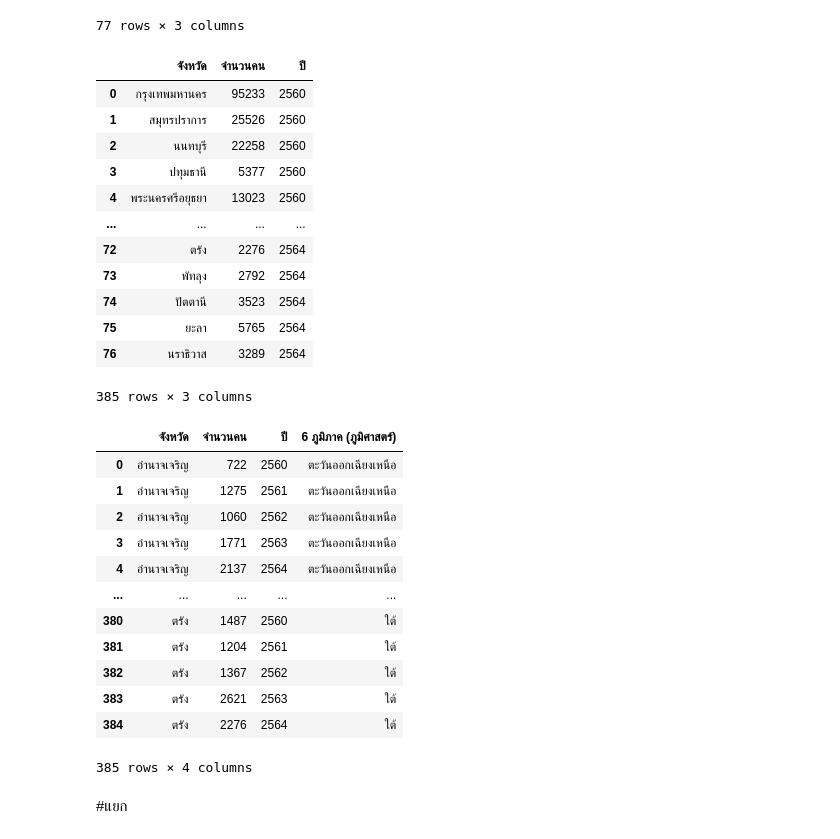
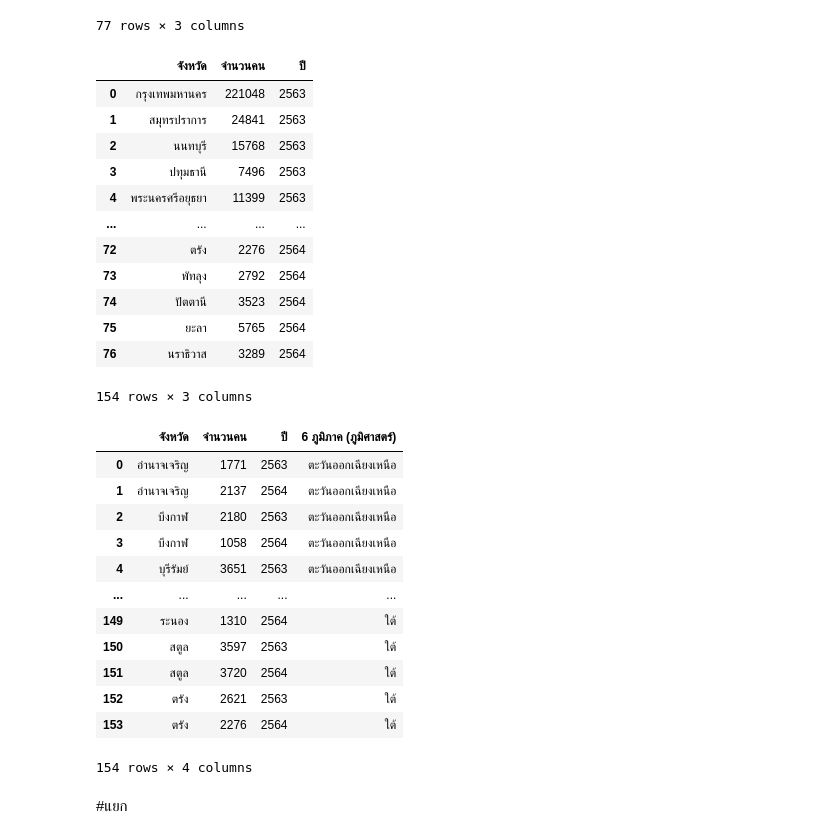
Before and after one commit to BooEiEi/data_viz_2022, a Jupyter notebook: Final_Project.ipynb, the cells around one changed output. Cells and saved outputs as stored; diff of their text form; code cells hidden in the pictures.

```diff
--- a/Final_Project.ipynb
+++ b/Final_Project.ipynb
@@ -881,39 +881,39 @@ See the caveats in the documentation: https://pandas.pydata.org/pandas-docs/stab
 | 76 | นราธิวาส | 3289 | 2564 |
 77 rows × 3 columns
 # %%
-labour_1 = pd.concat([eieiei1,eieiei2,eieiei3,eieiei4,eieiei5])  #รวมตาราง
+labour_1 = pd.concat([eieiei4,eieiei5])  #รวมตาราง
 labour_1
 # %% [output]
 |  | จังหวัด | จำนวนคน | ปี |
-| 0 | กรุงเทพมหานคร | 95233 | 2560 |
-| 1 | สมุทรปราการ | 25526 | 2560 |
-| 2 | นนทบุรี | 22258 | 2560 |
-| 3 | ปทุมธานี | 5377 | 2560 |
-| 4 | พระนครศรีอยุธยา | 13023 | 2560 |
+| 0 | กรุงเทพมหานคร | 221048 | 2563 |
+| 1 | สมุทรปราการ | 24841 | 2563 |
+| 2 | นนทบุรี | 15768 | 2563 |
+| 3 | ปทุมธานี | 7496 | 2563 |
+| 4 | พระนครศรีอยุธยา | 11399 | 2563 |
 | ... | ... | ... | ... |
 | 72 | ตรัง | 2276 | 2564 |
 | 73 | พัทลุง | 2792 | 2564 |
 | 74 | ปัตตานี | 3523 | 2564 |
 | 75 | ยะลา | 5765 | 2564 |
 | 76 | นราธิวาส | 3289 | 2564 |
-385 rows × 3 columns
+154 rows × 3 columns
 # %%
 labour_2=  labour_1.merge(data6,how='right',left_on='จังหวัด',right_on = 'จังหวัด')
 labour_2
 # %% [output]
 |  | จังหวัด | จำนวนคน | ปี | 6 ภูมิภาค (ภูมิศาสตร์) |
-| 0 | อำนาจเจริญ | 722 | 2560 | ตะวันออกเฉียงเหนือ |
-| 1 | อำนาจเจริญ | 1275 | 2561 | ตะวันออกเฉียงเหนือ |
-| 2 | อำนาจเจริญ | 1060 | 2562 | ตะวันออกเฉียงเหนือ |
-| 3 | อำนาจเจริญ | 1771 | 2563 | ตะวันออกเฉียงเหนือ |
-| 4 | อำนาจเจริญ | 2137 | 2564 | ตะวันออกเฉียงเหนือ |
+| 0 | อำนาจเจริญ | 1771 | 2563 | ตะวันออกเฉียงเหนือ |
+| 1 | อำนาจเจริญ | 2137 | 2564 | ตะวันออกเฉียงเหนือ |
+| 2 | บึงกาฬ | 2180 | 2563 | ตะวันออกเฉียงเหนือ |
+| 3 | บึงกาฬ | 1058 | 2564 | ตะวันออกเฉียงเหนือ |
+| 4 | บุรีรัมย์ | 3651 | 2563 | ตะวันออกเฉียงเหนือ |
 | ... | ... | ... | ... | ... |
-| 380 | ตรัง | 1487 | 2560 | ใต้ |
-| 381 | ตรัง | 1204 | 2561 | ใต้ |
-| 382 | ตรัง | 1367 | 2562 | ใต้ |
-| 383 | ตรัง | 2621 | 2563 | ใต้ |
-| 384 | ตรัง | 2276 | 2564 | ใต้ |
+| 149 | ระนอง | 1310 | 2564 | ใต้ |
+| 150 | สตูล | 3597 | 2563 | ใต้ |
+| 151 | สตูล | 3720 | 2564 | ใต้ |
+| 152 | ตรัง | 2621 | 2563 | ใต้ |
+| 153 | ตรัง | 2276 | 2564 | ใต้ |
-385 rows × 4 columns
+154 rows × 4 columns
 # %% [markdown]
 #แยก
 # %%
```
Also changed, not shown: parts of 2 cells of this notebook.
